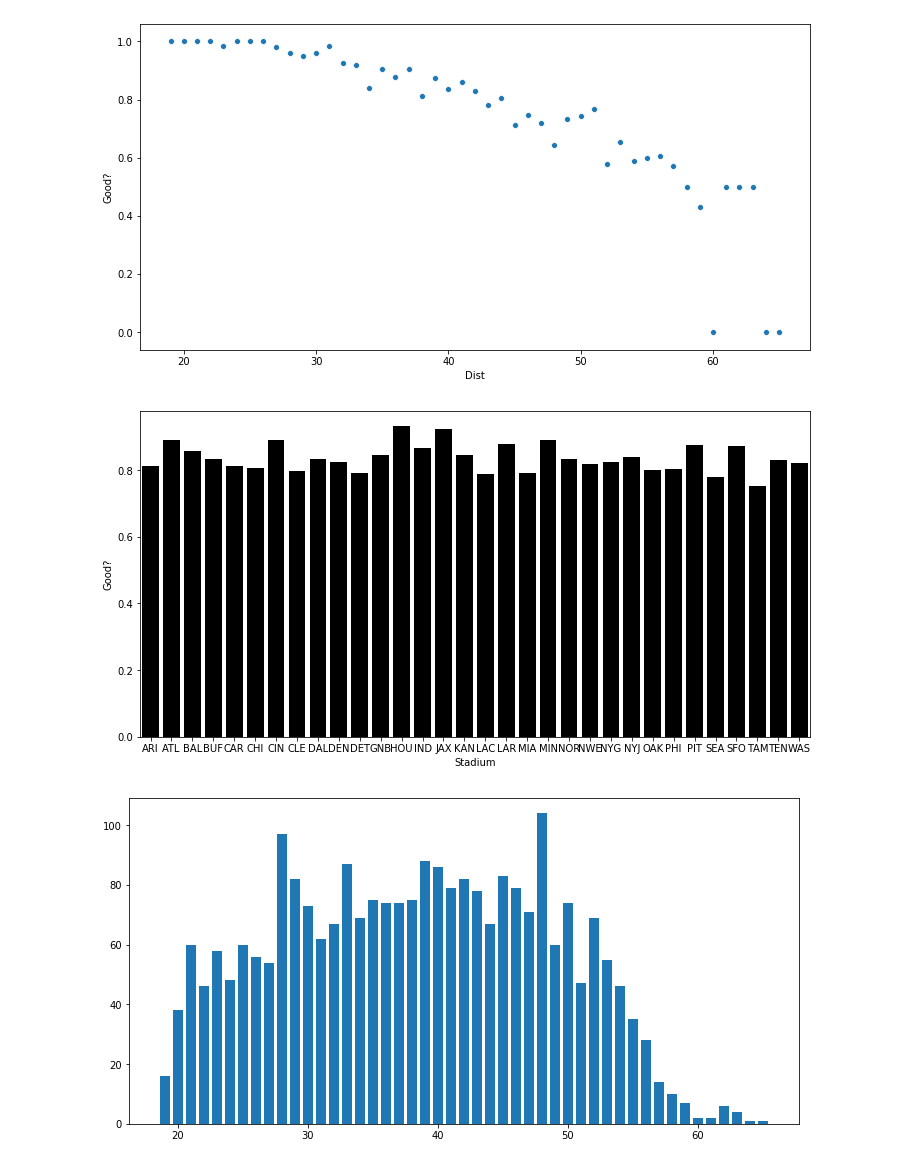
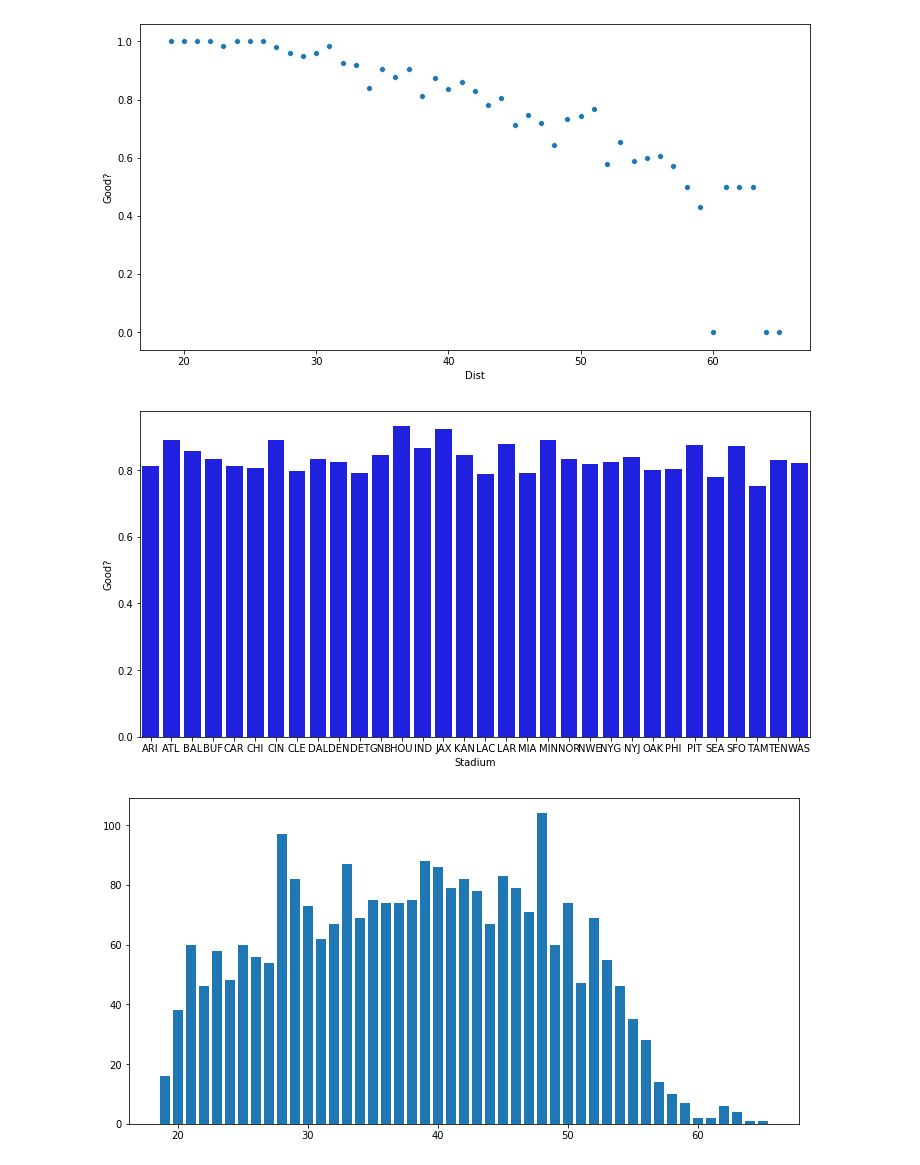
Before and after one commit to timcopelandoh/nflkickerratings, a Jupyter notebook: kicking analysis.ipynb, the cells around one changed output. Cells and saved outputs as stored; diff of their text form; code cells hidden in the pictures.

```diff
--- a/kicking analysis.ipynb
+++ b/kicking analysis.ipynb
@@ -50,6 +55,9 @@ kicks['Season'] = kicks['Date'].apply(lambda x: x.year)
 
 # Create month variable
 kicks['Month'] = kicks['Date'].apply(lambda x: x.month)
+
+# Add constant term for regression
+kicks['Constant'] = 1
 # %%
 # Create scatter plot displaying success rate by distance of kick
 bydistance = kicks.groupby(['Dist']).mean()
@@ -62,11 +70,11 @@ plt.show()
 # %%
 bystadium = kicks.groupby(['Stadium']).mean()
 
 plt.figure(figsize=(12,6))
-sns.barplot(bystadium.index, bystadium['Good?'], color='black')
+sns.barplot(bystadium.index, bystadium['Good?'], color='blue')
 plt.show()
 # %% [output]
-[figure, old version]
+[figure, new version]
 # %%
 plt.figure(figsize=(12,6))
 plt.bar(kicks['Dist'].value_counts().sort_index().index, kicks['Dist'].value_counts().sort_index())
```
Also changed, not shown: parts of 25 cells of this notebook, 4 other files.
